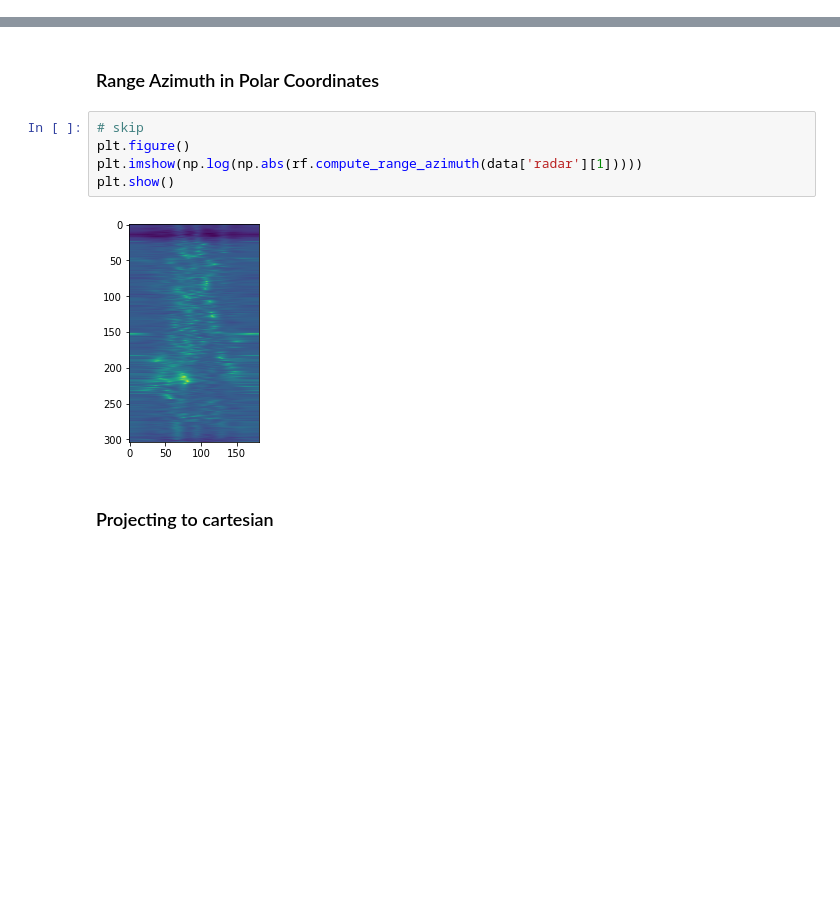
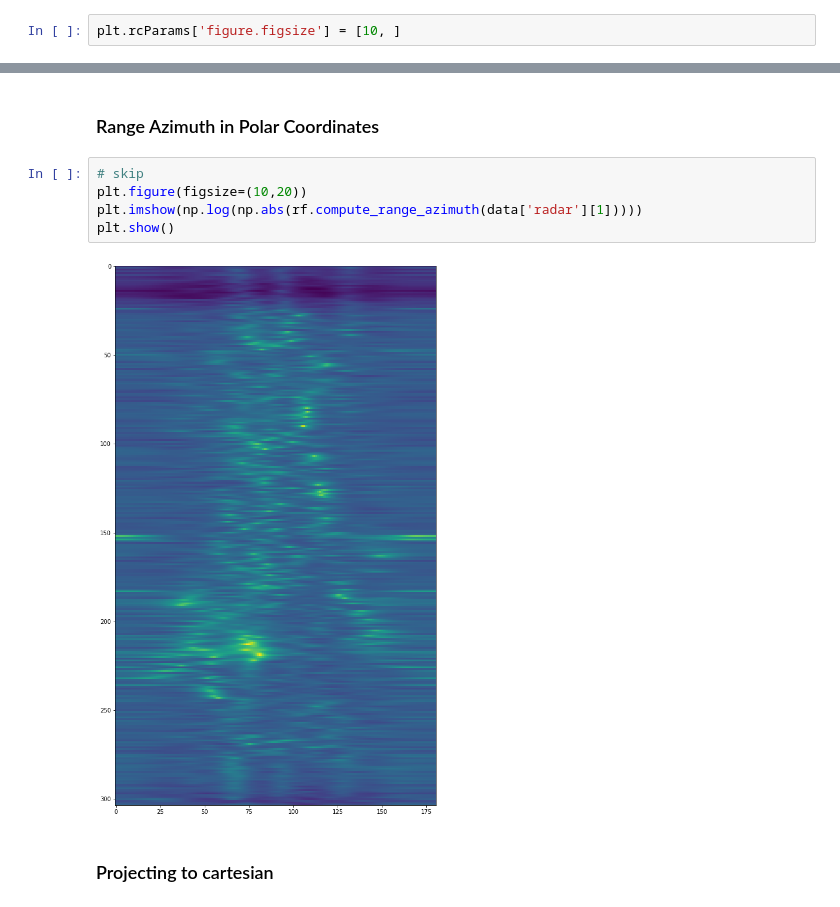
Before and after one commit to moodoki/radical_sdk, a Jupyter notebook: nbs/index.ipynb, the cells around one changed output, grey strips where cells are left out. Saved outputs shown, nothing was run; the diff lists cells and outputs as text; blank space fills up the shorter version.

Commit message:
figure sizes of rindex

```diff
--- a/nbs/index.ipynb
+++ b/nbs/index.ipynb
@@ -50,2 +53,4 @@ Reading and displaying depth and RGB is easy
+# %%
+plt.rcParams['figure.figsize'] = [10, ]
 # %%
 #skip
@@ -87,11 +91,11 @@ rf = RadarFrame(radar_config)
 ### Range Azimuth in Polar Coordinates
 # %%
 # skip
-plt.figure()
+plt.figure(figsize=(10,20))
 plt.imshow(np.log(np.abs(rf.compute_range_azimuth(data['radar'][1]))))
 plt.show()
 # %% [output]
-[figure, old version]
+[figure, new version]
 # %% [markdown]
 ### Projecting to cartesian
 # %%
```
Also changed, not shown: parts of 2 cells of this notebook, 6 other files.
